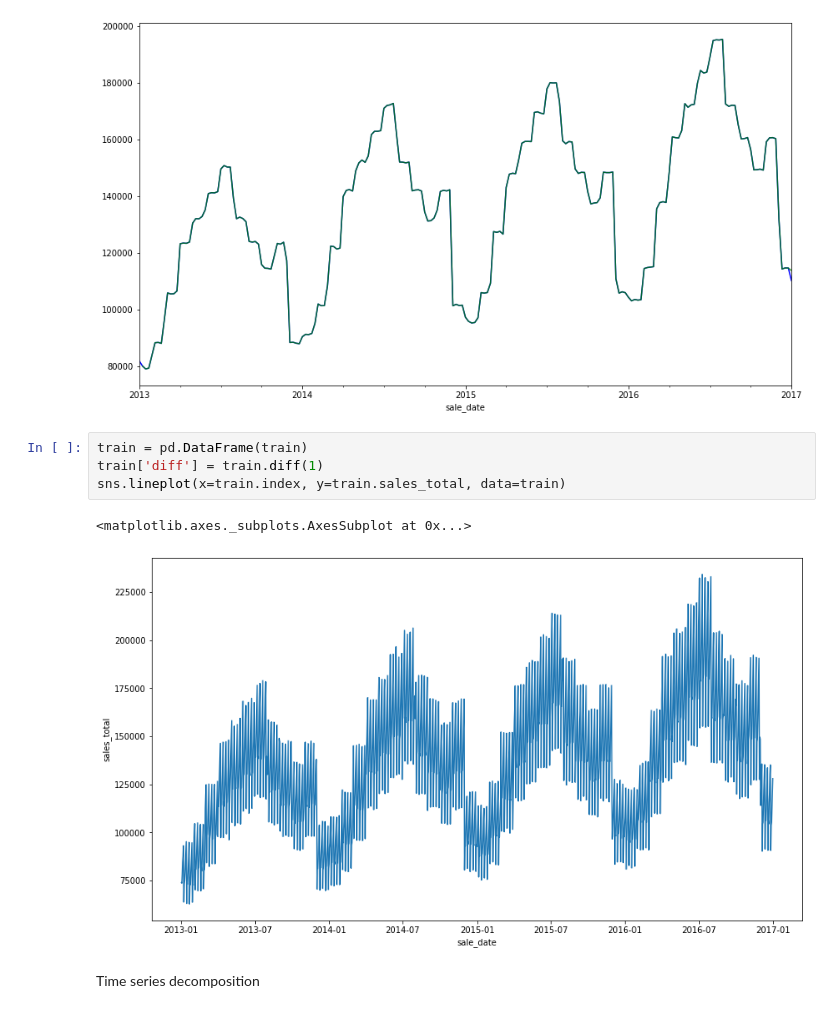
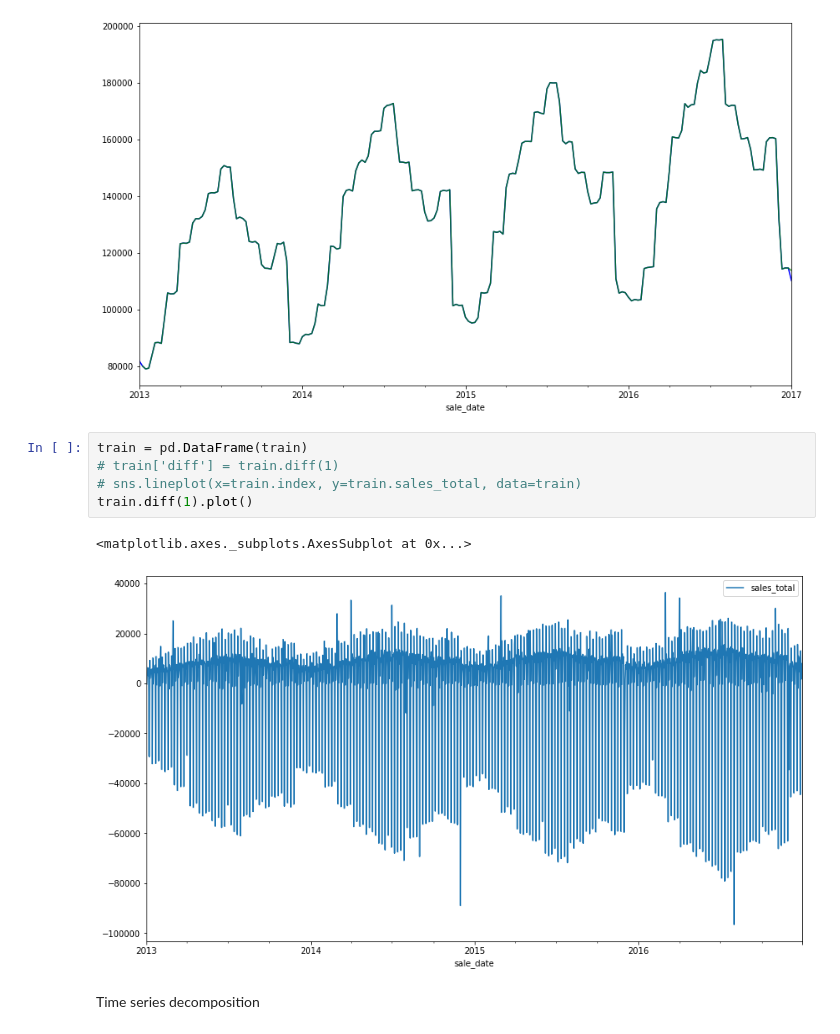
Before and after one commit to CameronGTaylor/ds-methodologies-exercises, a Jupyter notebook: time_series/explore.ipynb, the cells around one changed output. Saved outputs shown, nothing was run; the diff lists cells and outputs as text.

```diff
--- a/time_series/explore.ipynb
+++ b/time_series/explore.ipynb
@@ -51,11 +51,12 @@ train.rolling(7).mean().plot(alpha=.8,color='green')
 [figure]
 # %%
 train = pd.DataFrame(train)
-train['diff'] = train.diff(1)
-sns.lineplot(x=train.index, y=train.sales_total, data=train)
+# train['diff'] = train.diff(1)
+# sns.lineplot(x=train.index, y=train.sales_total, data=train)
+train.diff(1).plot()
 # %% [output]
 <matplotlib.axes._subplots.AxesSubplot at 0x...>
-[figure, old version]
+[figure, new version]
 # %% [markdown]
 Time series decomposition
 # %%
```
Also changed, not shown: parts of 16 cells of this notebook, 1 other file.
